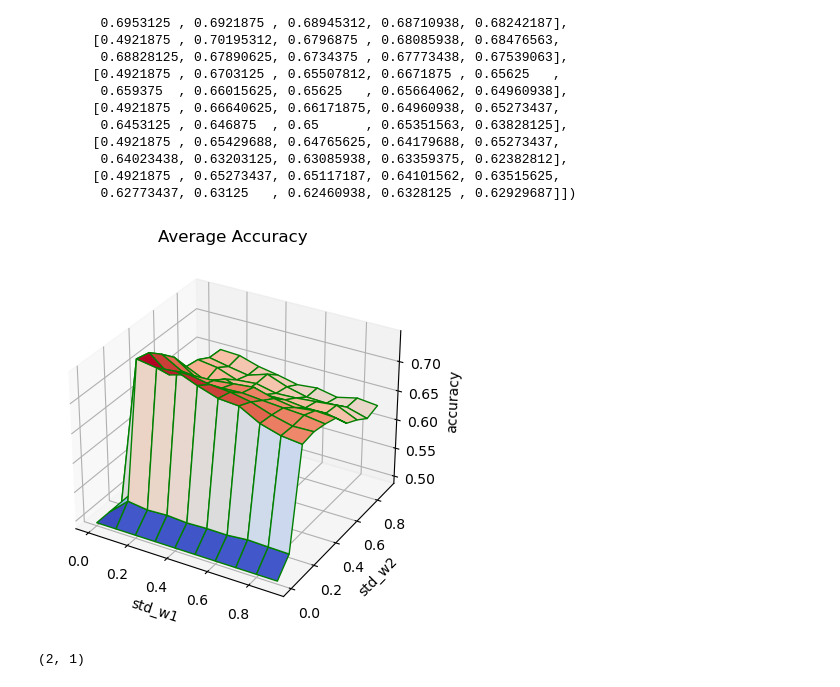
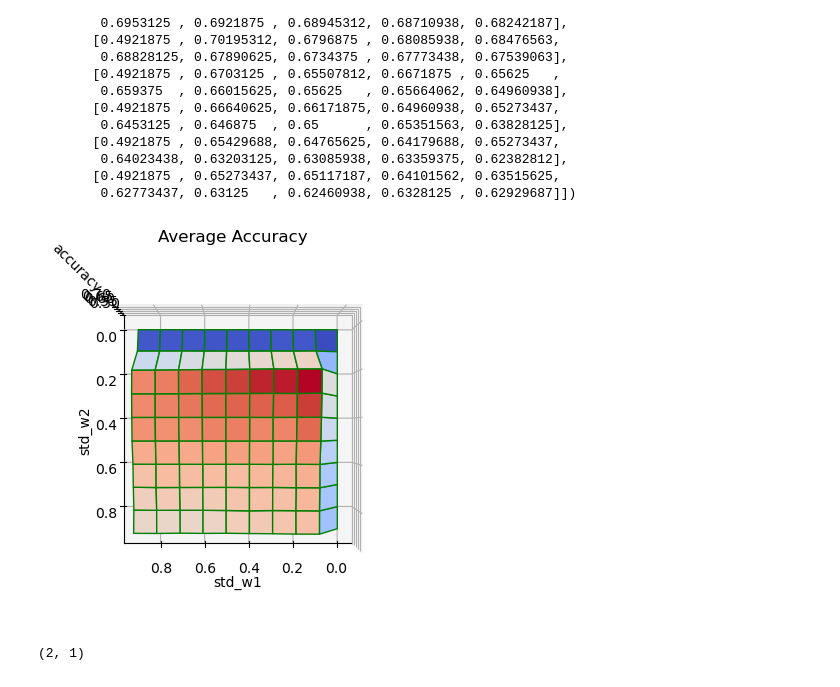
Before and after one commit to JoshuaSin4/Senior-Thesis, a Jupyter notebook: N/50 inputs/sample_test.ipynb, the cells around one changed output. Drawn from its saved outputs; the diff is of its cells as text; code cells hidden in the pictures.

```diff
--- a/N/50 inputs/sample_test.ipynb
+++ b/N/50 inputs/sample_test.ipynb
@@ -60,14 +60,15 @@ array([[0.4921875 , 0.4921875 , 0.4921875 , 0.4921875 , 0.4921875 ,
 # %%
 fig = plt.figure()
 ax = plt.axes(projection ='3d')
 ax.plot_surface(std_w1_axis, std_w2_axis, average_accuracy_grid_10_by_10_10_samples, cmap ='coolwarm', edgecolor ='green')
 ax.set_xlabel('std_w1')
 ax.set_ylabel('std_w2')
 ax.set_zlabel('accuracy')
 ax.set_title('Average Accuracy')
+ax.view_init(90,90)
 fig.savefig("average_accuracy_grid_over_10_samples.png".format(sample))
 # %% [output]
-[figure, old version]
+[figure, new version]
 # %%
 # Find the best w1, w2 given the average accuracy of the grid
 
```
Also changed, not shown: parts of 3 cells of this notebook, 38 other files.
